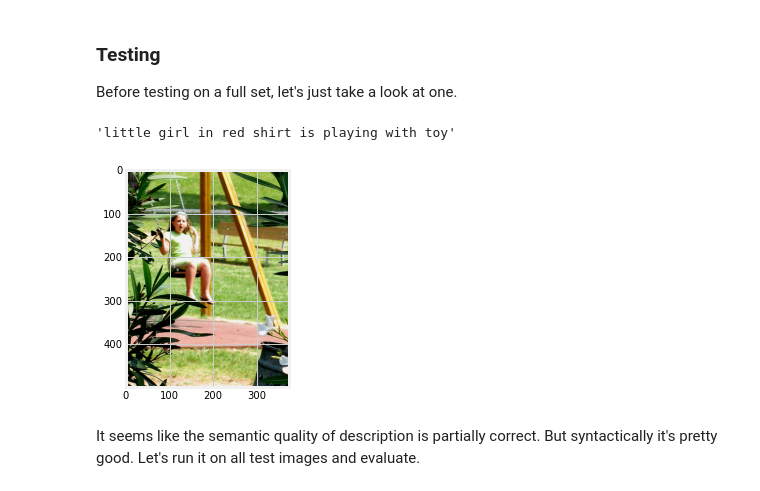
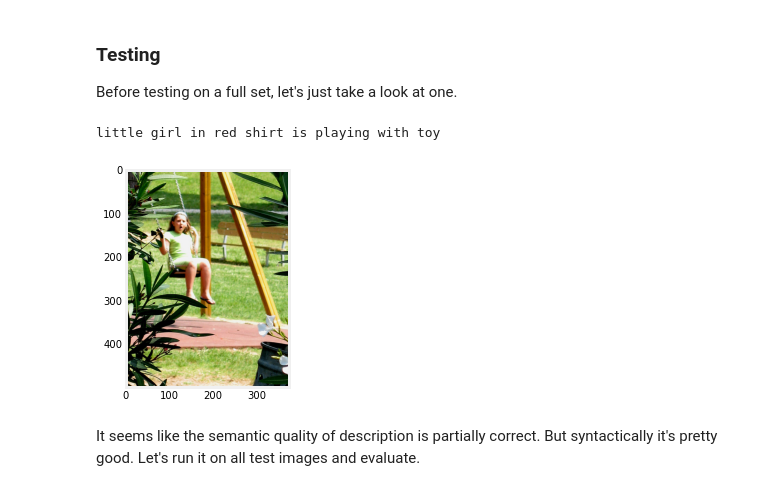
Before and after one commit to stereopickle/art_title_generator, a Jupyter notebook: 030.Model_1.ipynb, the cells around one changed output. Drawn from its saved outputs; the diff is of its cells as text; code cells hidden in the pictures.

```diff
--- a/030.Model_1.ipynb
+++ b/030.Model_1.ipynb
@@ -340,6 +304,12 @@ with open("MODEL/img_c_ep10_L3-84_VL4-09.json", "w") as fn:
     fn.write(tmp_model)
 
 model.save_weights("MODEL/img_c_ep10_L3-84_VL4-09.h5")
+# %%
+# loading model
+with open("MODEL/img_c_ep10_L3-84_VL4-09.json", "r") as fn:
+    model = model_from_json(fn.read())
+
+model.load_weights("MODEL/img_c_ep10_L3-84_VL4-09.h5")
 # %%
 def plot_performance(hist):
     hist_ = hist.history
@@ -400,17 +370,17 @@ Before testing on a full set, let's just take a look at one.
 # %%
 # testing
 tmp_desc = caption_generator(test_list[0], features, tokenizer, max_length)
-tmp_desc
+print(tmp_desc)
+
+# display image
+import matplotlib.image as mpimg
+img = mpimg.imread(f'{flicker_img_dir}/{test_list[0]}.jpg')
+plt.imshow(img)
+plt.grid(False)
+plt.show()
 # %% [output]
-'little girl in red shirt is playing with toy'
+little girl in red shirt is playing with toy
+[figure, added]
-# %%
-# display image
-import matplotlib.image as mpimg
-img = mpimg.imread(f'{flicker_img_dir}/{test_list[0]}.jpg')
-plt.imshow(img)
-plt.show()
-# %% [output]
-[figure, removed]
 # %% [markdown]
 It seems like the semantic quality of description is partially correct. But syntactically it's pretty good. Let's run it on all test images and evaluate.
 # %% [markdown]
```
Also changed, not shown: parts of 13 cells of this notebook.
